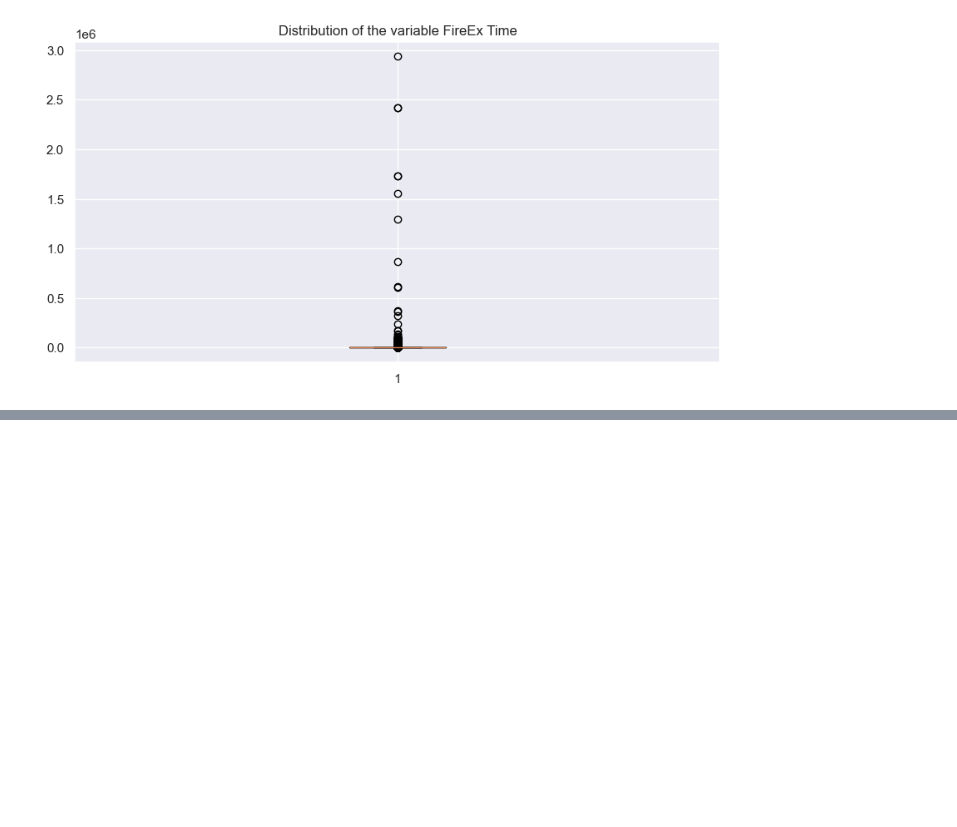
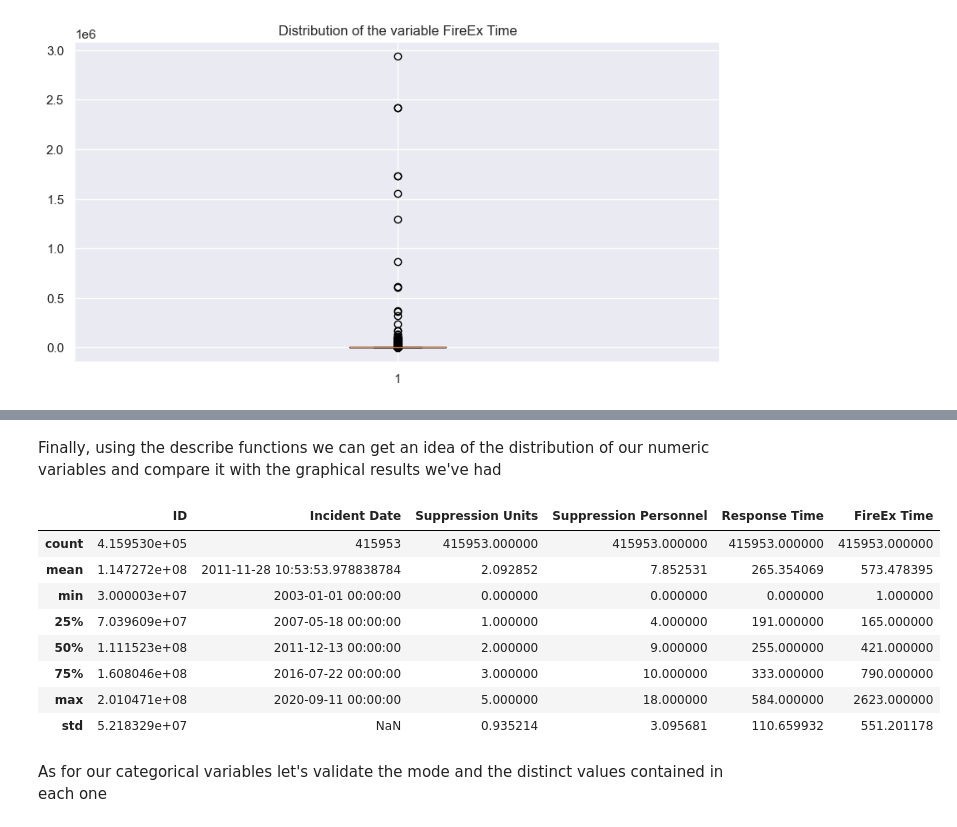
Before and after one commit to dpico02/Exploring-sf-firecalls, a Jupyter notebook: Exploring.ipynb, the cells around one changed output, grey strips where cells are left out. Cells and saved outputs as stored; diff of their text form; code cells hidden in the pictures; blank space fills up the shorter version.

```diff
--- a/Exploring.ipynb
+++ b/Exploring.ipynb
@@ -187,0 +249,16 @@ box(df_firecalls.iloc[:,numeric_cols])
+# %% [markdown]
+Finally, using the describe functions we can get an idea of the  distribution of our numeric variables and compare it with the graphical results we've had
+# %%
+df_firecalls.describe()
+# %% [output]
+|  | ID | Incident Date | Suppression Units | Suppression Personnel | Response Time | FireEx Time |
+| count | 4.159530e+05 | 415953 | 415953.000000 | 415953.000000 | 415953.000000 | 415953.000000 |
+| mean | 1.147272e+08 | 2011-11-28 10:53:53.978838784 | 2.092852 | 7.852531 | 265.354069 | 573.478395 |
+| min | 3.000003e+07 | 2003-01-01 00:00:00 | 0.000000 | 0.000000 | 0.000000 | 1.000000 |
+| 25% | 7.039609e+07 | 2007-05-18 00:00:00 | 1.000000 | 4.000000 | 191.000000 | 165.000000 |
+| 50% | 1.111523e+08 | 2011-12-13 00:00:00 | 2.000000 | 9.000000 | 255.000000 | 421.000000 |
+| 75% | 1.608046e+08 | 2016-07-22 00:00:00 | 3.000000 | 10.000000 | 333.000000 | 790.000000 |
+| max | 2.010471e+08 | 2020-09-11 00:00:00 | 5.000000 | 18.000000 | 584.000000 | 2623.000000 |
+| std | 5.218329e+07 | NaN | 0.935214 | 3.095681 | 110.659932 | 551.201178 |
+# %% [markdown]
+As for our categorical variables let's validate the mode and the distinct values contained in each one
```
Also changed, not shown: parts of 8 cells of this notebook, 1 other file.
